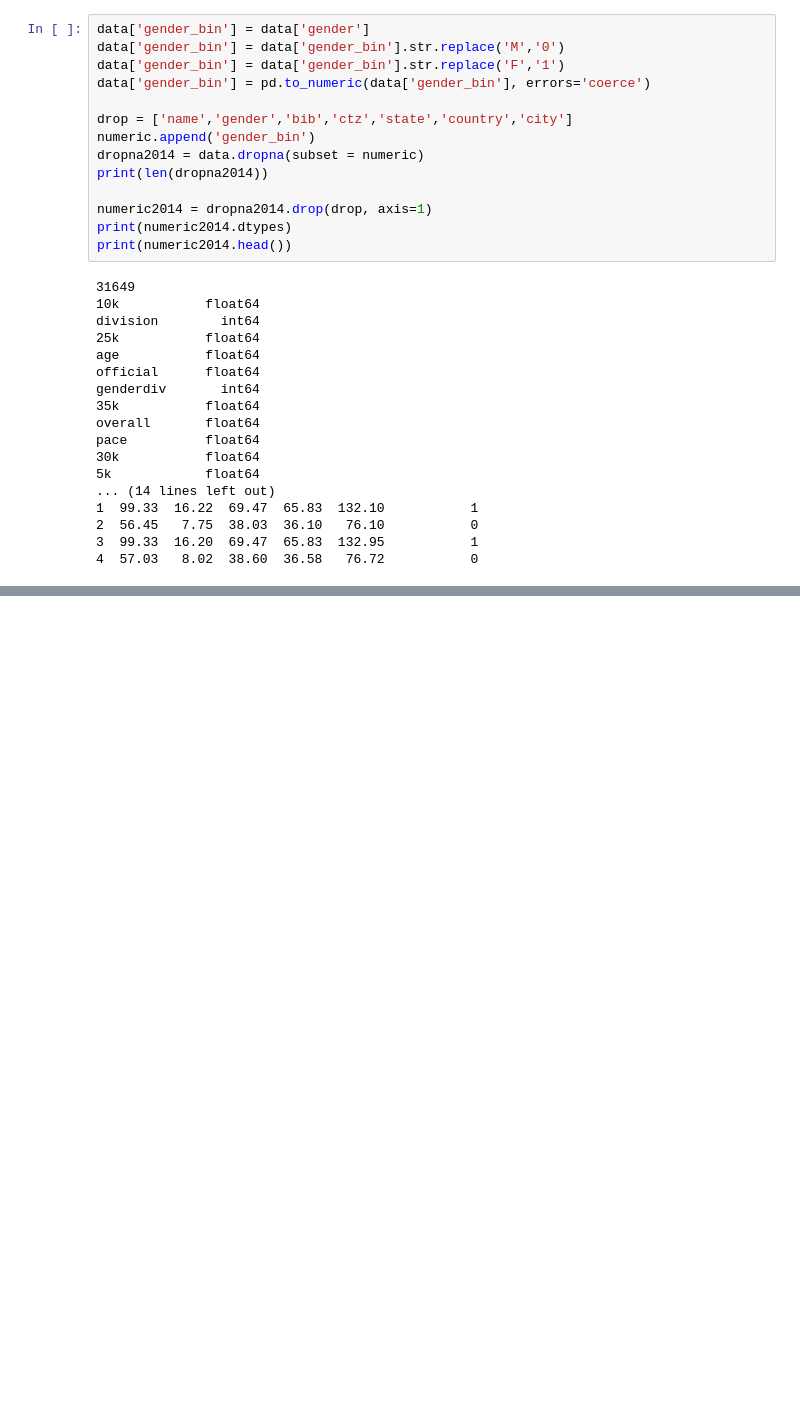
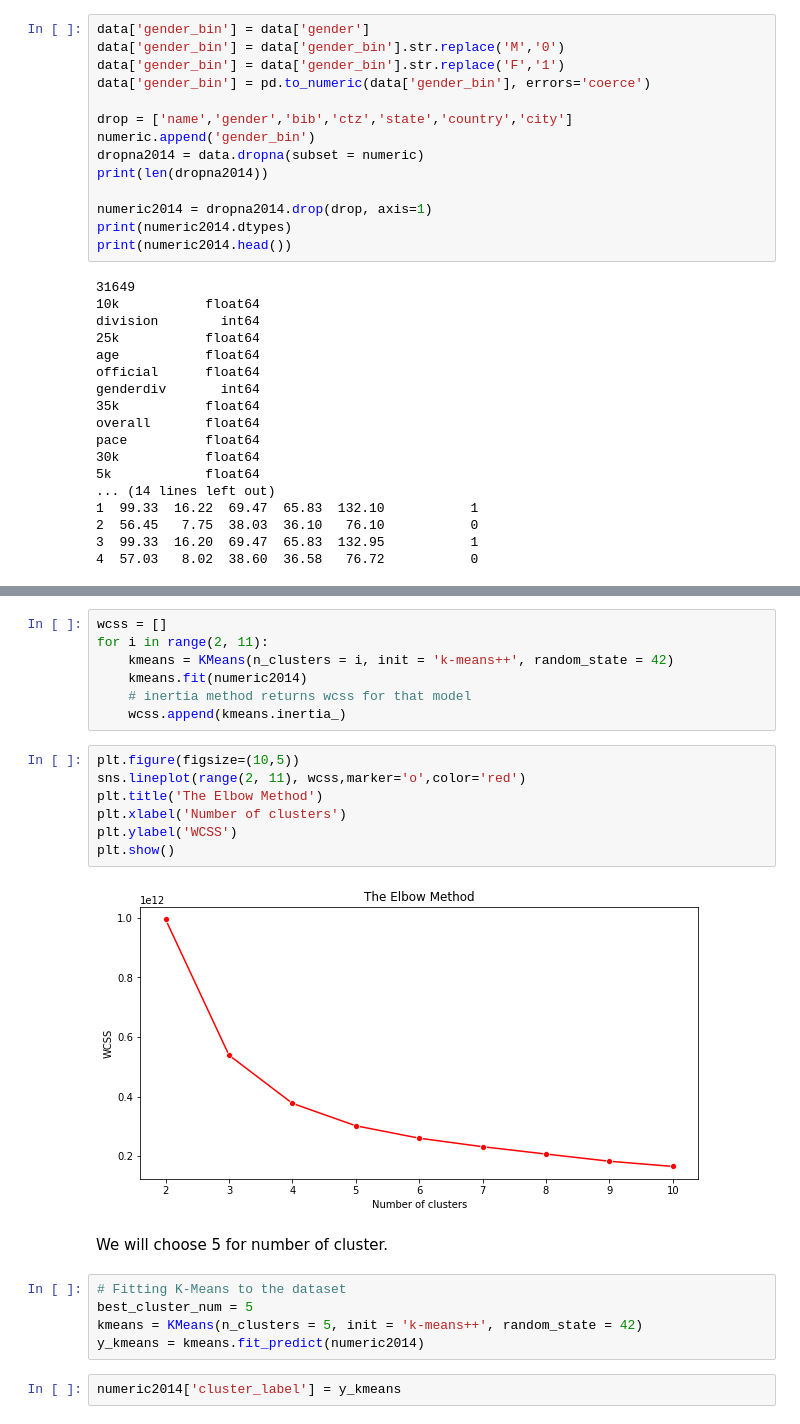
Before and after one commit to danghung-dev/cbd-assignment, a Jupyter notebook: assignment6/assignment6.ipynb, the cells around one changed output, grey strips where cells are left out. Drawn from its saved outputs; the diff is of its cells as text; blank space fills up the shorter version.

```diff
--- a/assignment6/assignment6.ipynb
+++ b/assignment6/assignment6.ipynb
@@ -295,0 +211,25 @@ plt.show()
+# %%
+wcss = []
+for i in range(2, 11):
+    kmeans = KMeans(n_clusters = i, init = 'k-means++', random_state = 42)
+    kmeans.fit(numeric2014)
+    # inertia method returns wcss for that model
+    wcss.append(kmeans.inertia_)
+# %%
+plt.figure(figsize=(10,5))
+sns.lineplot(range(2, 11), wcss,marker='o',color='red')
+plt.title('The Elbow Method')
+plt.xlabel('Number of clusters')
+plt.ylabel('WCSS')
+plt.show()
+# %% [output]
+[figure, added]
+# %% [markdown]
+We will choose 5 for number of cluster.
+# %%
+# Fitting K-Means to the dataset
+best_cluster_num = 5
+kmeans = KMeans(n_clusters = 5, init = 'k-means++', random_state = 42)
+y_kmeans = kmeans.fit_predict(numeric2014)
+# %%
+numeric2014['cluster_label'] = y_kmeans
```
Also changed, not shown: parts of 31 cells of this notebook.
